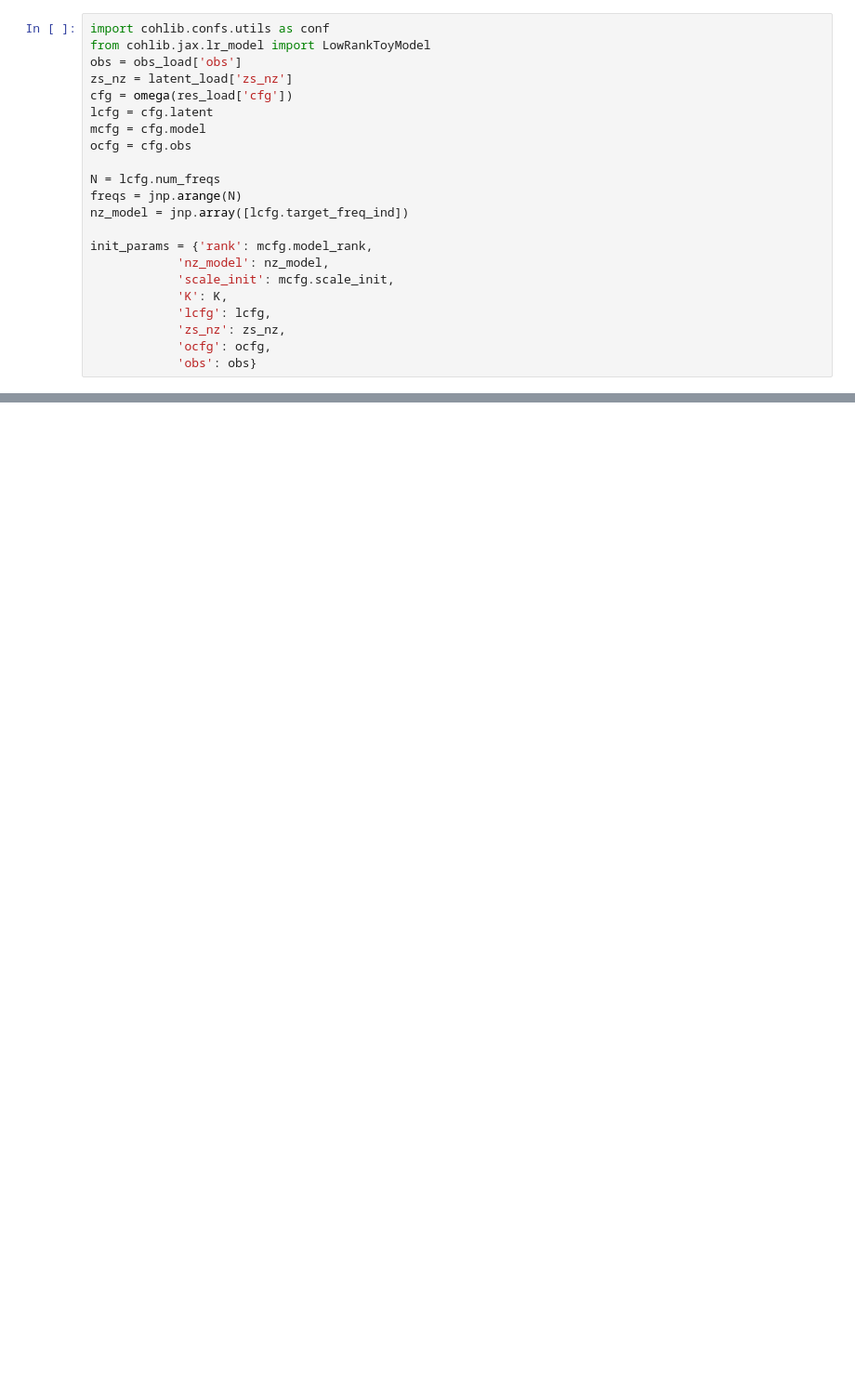
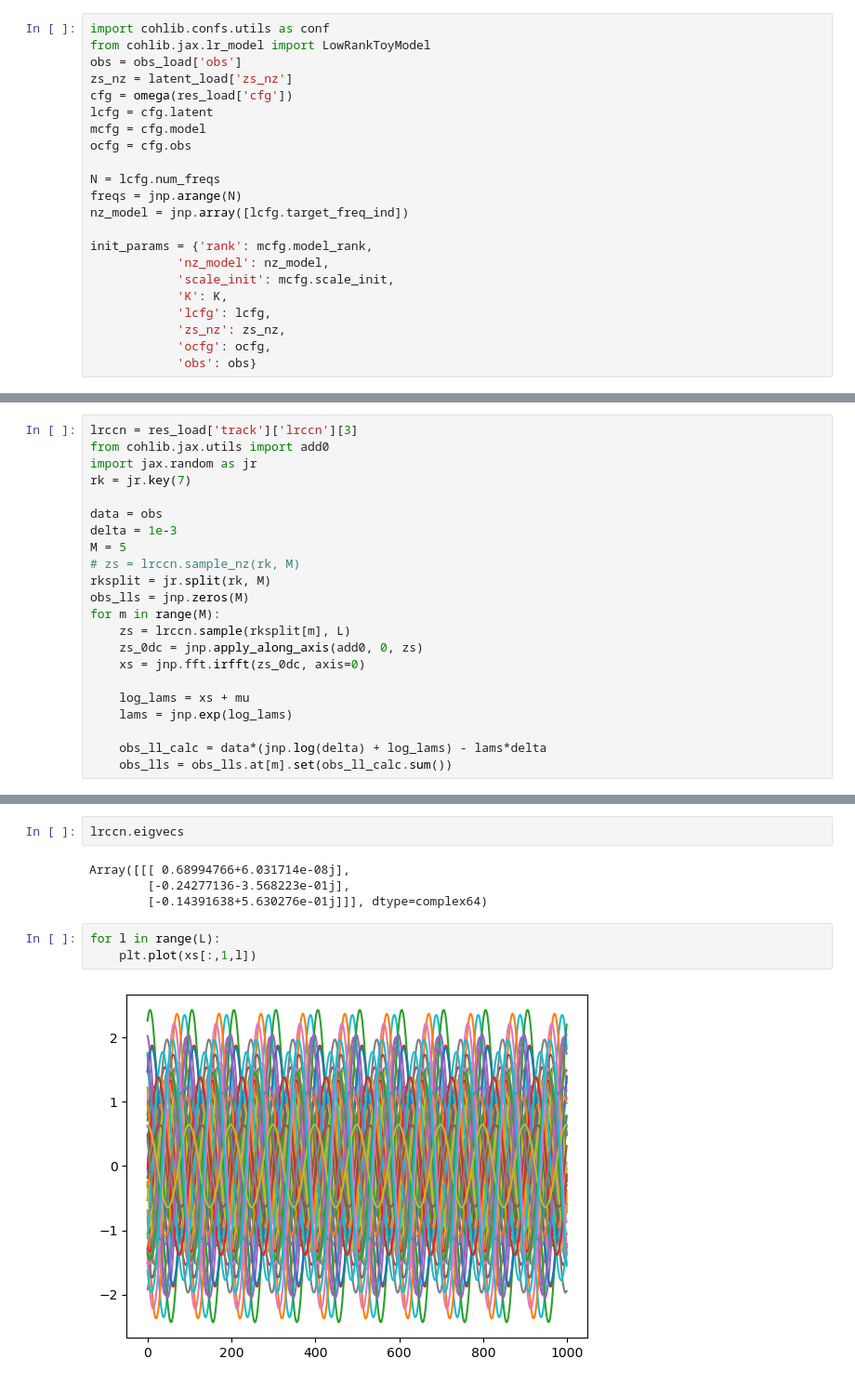
Before and after one commit to Stephen-Lab-BU/sgc, a Jupyter notebook: experiments/inspect_res.ipynb, the cells around one changed output, grey strips where cells are left out. Shown at 93% size. Cells and saved outputs as stored; diff of their text form; blank space fills up the shorter version.

```diff
--- a/experiments/inspect_res.ipynb
+++ b/experiments/inspect_res.ipynb
@@ -78,0 +296,22 @@ eigvec update:
+# %%
+lrccn = res_load['track']['lrccn'][3]
+from cohlib.jax.utils import add0
+import jax.random as jr
+rk = jr.key(7)
+
+data = obs
+delta = 1e-3
+M = 5
+# zs = lrccn.sample_nz(rk, M)
+rksplit = jr.split(rk, M)
+obs_lls = jnp.zeros(M)
+for m in range(M):
+    zs = lrccn.sample(rksplit[m], L)
+    zs_0dc = jnp.apply_along_axis(add0, 0, zs)
+    xs = jnp.fft.irfft(zs_0dc, axis=0)
+
+    log_lams = xs + mu
+    lams = jnp.exp(log_lams)
+
+    obs_ll_calc = data*(jnp.log(delta) + log_lams) - lams*delta
+    obs_lls = obs_lls.at[m].set(obs_ll_calc.sum())
@@ -78,0 +325,11 @@ eigvec update:
+# %%
+lrccn.eigvecs
+# %% [output]
+Array([[[ 0.68994766+6.031714e-08j],
+        [-0.24277136-3.568223e-01j],
+        [-0.14391638+5.630276e-01j]]], dtype=complex64)
+# %%
+for l in range(L):
+    plt.plot(xs[:,1,l])
+# %% [output]
+[figure, added]
```
Also changed, not shown: parts of 39 cells of this notebook, 2 other files.
